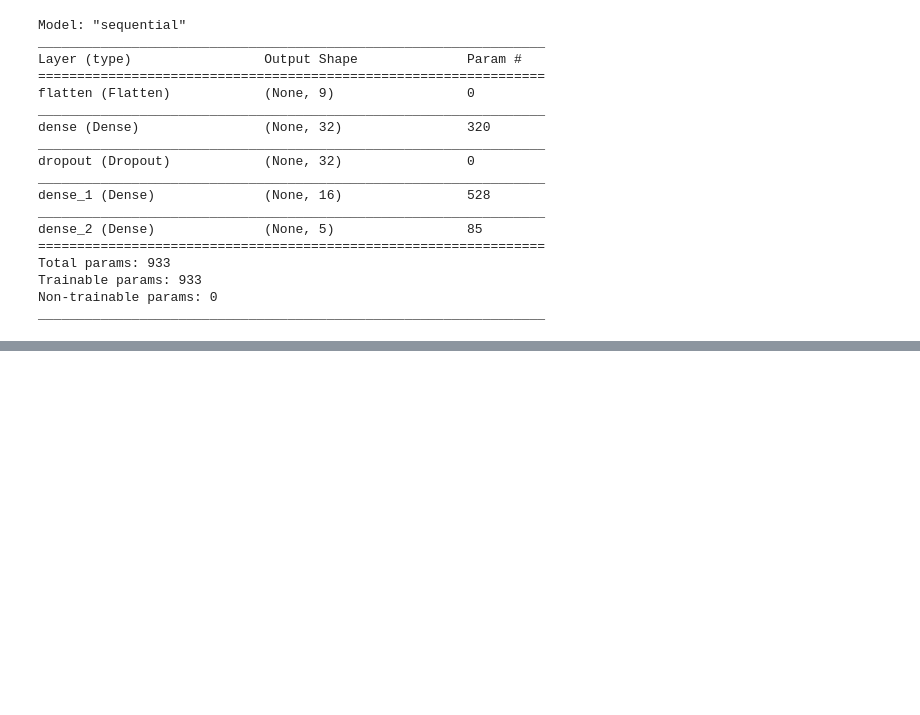
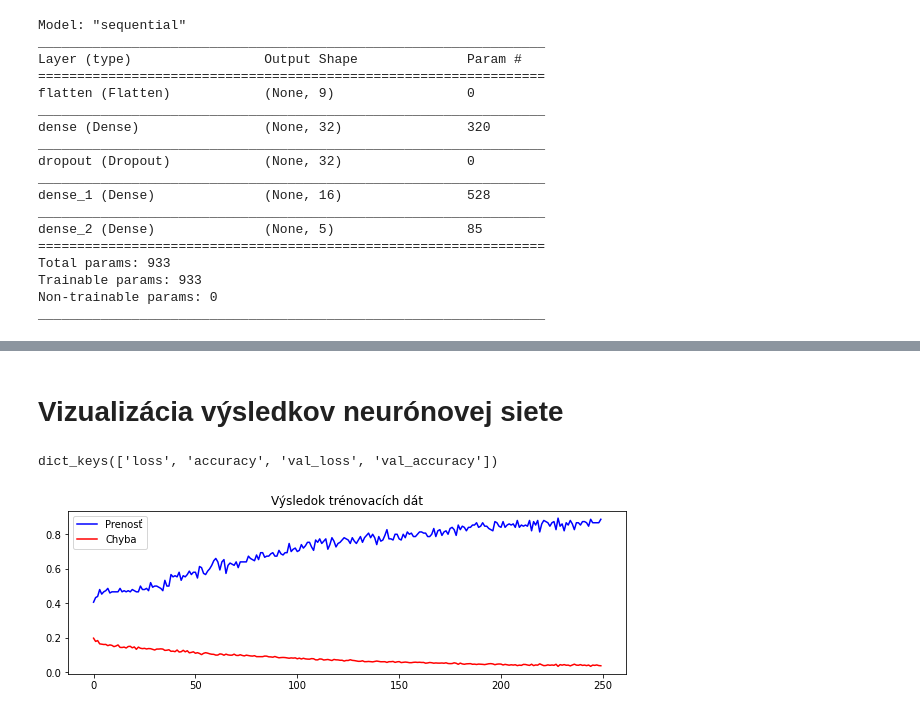
Before and after one commit to Frodas25/hrusovsky_NS2021, a Jupyter notebook: hrusovsky_NS2021.ipynb, the cells around one changed output, grey strips where cells are left out. Drawn from its saved outputs; the diff is of its cells as text; code cells hidden in the pictures; blank space fills up the shorter version.

Commit message:
Vizualizácia prenosti neurónovej siete a chybovosti

```diff
--- a/hrusovsky_NS2021.ipynb
+++ b/hrusovsky_NS2021.ipynb
@@ -248,8 +248,12 @@ Trainable params: 933
 Non-trainable params: 0
 _________________________________________________________________
 # %%
-trening = model.fit(X_train, Y_train, batch_size=10, validation_data=(X_test, Y_test),
-                    epochs=250, verbose=2)
+trening = model.fit(X_train,
+                    Y_train,
+                    batch_size=10,
+                    validation_data=(X_test, Y_test),
+                    epochs=250,
+                    verbose=2)
 # batch_size je parameter urcujuci, kolko udajov sa spracovava v jednej iteracii
 # verbose je parameter pre vyhlad vypisu, so vsetko bude obsahovat (1 = kompletny)
 # %% [output]
@@ -272,0 +277,14 @@ Epoch 250/250
+# %% [markdown]
+# Vizualizácia výsledkov neurónovej siete
+# %%
+print(trening.history.keys())
+# %% [output]
+dict_keys(['loss', 'accuracy', 'val_loss', 'val_accuracy'])
+# %%
+plt.plot(trening.history['accuracy'], label='Prenosť', color='blue')
+plt.plot(trening.history['loss'], label='Chyba', color='red')
+plt.title('Výsledok trénovacích dát')
+plt.legend()
+plt.show()
+# %% [output]
+[figure, added]
```
Also changed, not shown: parts of 3 cells of this notebook.
